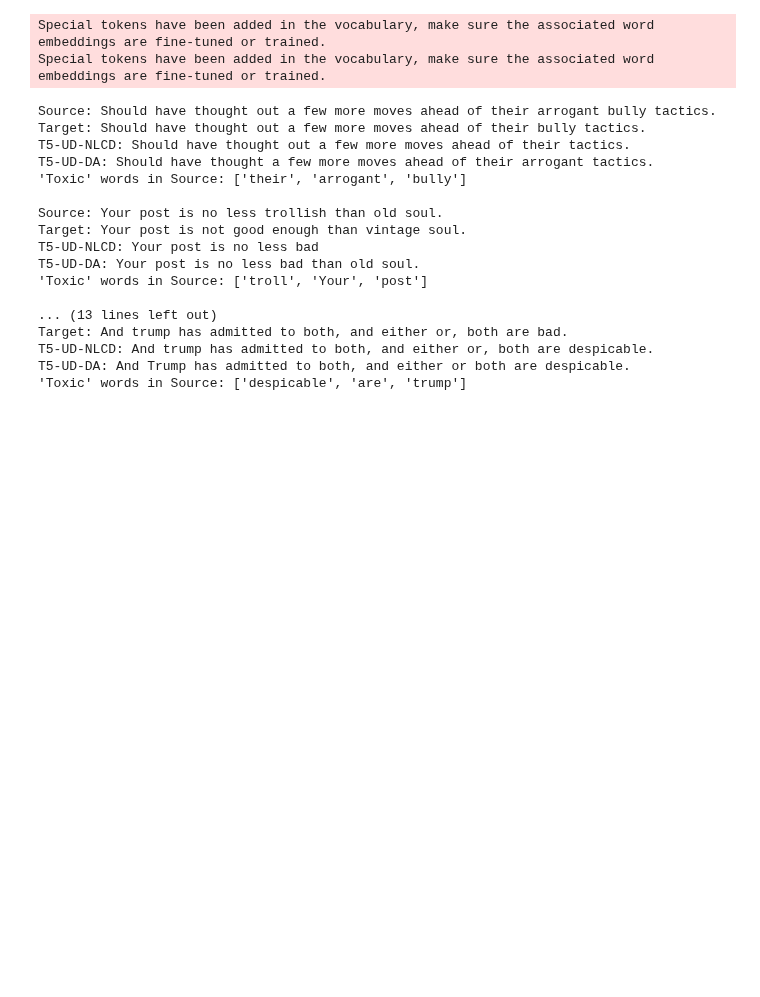
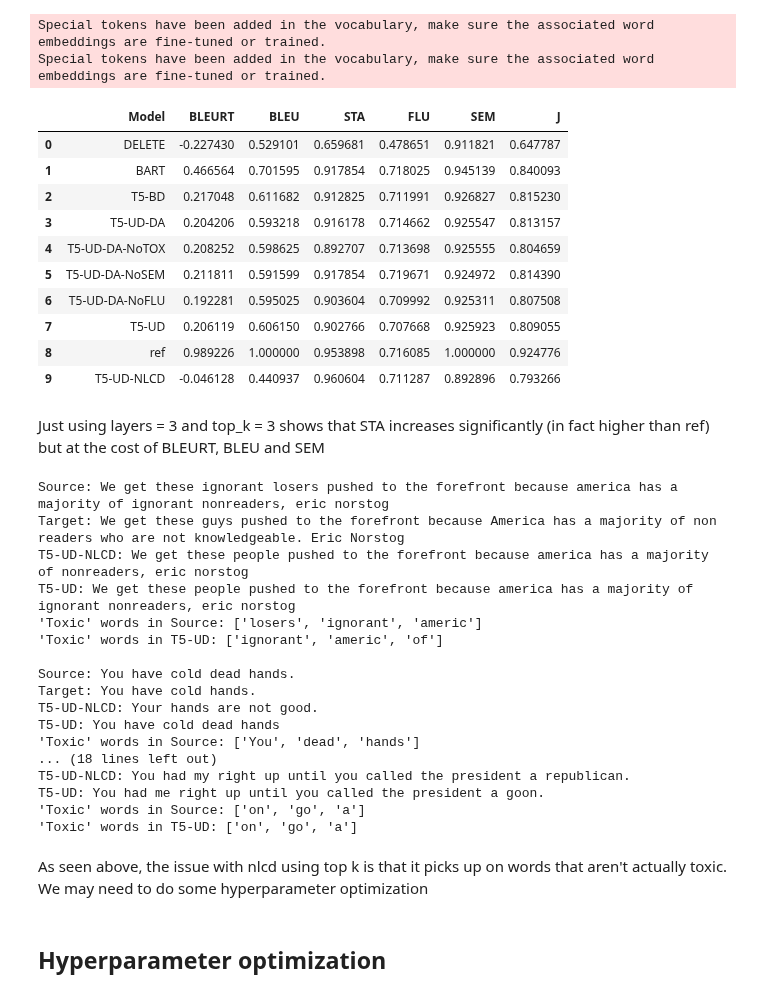
Before and after one commit to garyukong/T5-TextDetoxification, a Jupyter notebook: notebooks/4_Evaluation.ipynb, the cells around one changed output. Drawn from its saved outputs; the diff is of its cells as text; code cells hidden in the pictures; blank space fills up the shorter version.

```diff
--- a/notebooks/4_Evaluation.ipynb
+++ b/notebooks/4_Evaluation.ipynb
@@ -545,11 +519,6 @@ def add_metrics_to_df(model_name, metrics, use_validation=True, load_csv=True, r
     else:
         df = pd.DataFrame(columns=["Model", "BLEURT", "BLEU", "STA", "FLU", "SEM", "J"])
 
-    # Check if the model name already exists in the dataframe
-    if model_name in df["Model"].values and not replace_existing:
-        print(f"Model {model_name} already exists in the dataframe.")
-        return df
-
     # If replace existing, remove the existing row with the same model name
     if model_name in df["Model"].values and replace_existing:
         df = df[df["Model"] != model_name]
@@ -1881,32 +1627,51 @@ df_val_metrics = add_metrics_to_df("T5-UD-NLCD", t5_ud_nlcd_val_metrics, use_val
 # %% [output]
 Special tokens have been added in the vocabulary, make sure the associated word embeddings are fine-tuned or trained.
 Special tokens have been added in the vocabulary, make sure the associated word embeddings are fine-tuned or trained.
+# %%
+df_val_metrics
+# %% [output]
+|  | Model | BLEURT | BLEU | STA | FLU | SEM | J |
+| 0 | DELETE | -0.227430 | 0.529101 | 0.659681 | 0.478651 | 0.911821 | 0.647787 |
+| 1 | BART | 0.466564 | 0.701595 | 0.917854 | 0.718025 | 0.945139 | 0.840093 |
+| 2 | T5-BD | 0.217048 | 0.611682 | 0.912825 | 0.711991 | 0.926827 | 0.815230 |
+| 3 | T5-UD-DA | 0.204206 | 0.593218 | 0.916178 | 0.714662 | 0.925547 | 0.813157 |
+| 4 | T5-UD-DA-NoTOX | 0.208252 | 0.598625 | 0.892707 | 0.713698 | 0.925555 | 0.804659 |
+| 5 | T5-UD-DA-NoSEM | 0.211811 | 0.591599 | 0.917854 | 0.719671 | 0.924972 | 0.814390 |
+| 6 | T5-UD-DA-NoFLU | 0.192281 | 0.595025 | 0.903604 | 0.709992 | 0.925311 | 0.807508 |
+| 7 | T5-UD | 0.206119 | 0.606150 | 0.902766 | 0.707668 | 0.925923 | 0.809055 |
+| 8 | ref | 0.989226 | 1.000000 | 0.953898 | 0.716085 | 1.000000 | 0.924776 |
+| 9 | T5-UD-NLCD | -0.046128 | 0.440937 | 0.960604 | 0.711287 | 0.892896 | 0.793266 |
+# %% [markdown]
+Just using layers = 3 and top_k = 3 shows that STA increases significantly (in fact higher than ref) but at the cost of BLEURT, BLEU and SEM
 # %%
-# Filter to rows where T5-UD-NLCD has STA == 1 and T5-UD-DA has STA == 0
-df_STA_T5_UD_NLCD_vs_T5_UD_DA = df_val_preds[(df_val_preds["T5-UD-NLCD_STA"] == 1) & (df_val_preds["T5-UD-DA_STA"] == 0)]
+# Filter to rows where T5-UD-NLCD has STA == 1 and T5-UD has STA == 0
+df_STA_T5_UD_NLCD_vs_T5_UD = df_val_preds[(df_val_preds["T5-UD-NLCD_STA"] == 1) & (df_val_preds["T5-UD_STA"] == 0)]
 
 # Compare outputs
 compare_outputs(
-    df=df_STA_T5_UD_NLCD_vs_T5_UD_DA,
-    cols_to_compare=['source','target','T5-UD-NLCD_preds', 'T5-UD-DA_preds'],
-    bad_words_cols=['source'],
-    random_state=1
+    df=df_STA_T5_UD_NLCD_vs_T5_UD,
+    cols_to_compare=['source','target','T5-UD-NLCD_preds', 'T5-UD_preds'],
+    bad_words_cols=['source', 'T5-UD_preds'],
 )
 # %% [output]
-Source: Should have thought out a few more moves ahead of their arrogant bully tactics.
-Target: Should have thought out a few more moves ahead of their bully tactics.
-T5-UD-NLCD: Should have thought out a few more moves ahead of their tactics.
-T5-UD-DA: Should have thought a few more moves ahead of their arrogant tactics.
-'Toxic' words in Source: ['their', 'arrogant', 'bully']
+Source: We get these ignorant losers pushed to the forefront because america has a majority of ignorant nonreaders, eric norstog
+Target: We get these guys pushed to the forefront because America has a majority of non readers who are not knowledgeable. Eric Norstog
+T5-UD-NLCD: We get these people pushed to the forefront because america has a majority of nonreaders, eric norstog
+T5-UD: We get these people pushed to the forefront because america has a majority of ignorant nonreaders, eric norstog
+'Toxic' words in Source: ['losers', 'ignorant', 'americ']
+'Toxic' words in T5-UD: ['ignorant', 'americ', 'of']
 
-Source: Your post is no less trollish than old soul.
-Target: Your post is not good enough than vintage soul.
-T5-UD-NLCD: Your post is no less bad
-T5-UD-DA: Your post is no less bad than old soul.
-'Toxic' words in Source: ['troll', 'Your', 'post']
-
-... (13 lines left out)
-Target: And trump has admitted to both, and either or, both are bad.
-T5-UD-NLCD: And trump has admitted to both, and either or, both are despicable.
-T5-UD-DA: And Trump has admitted to both, and either or both are despicable.
-'Toxic' words in Source: ['despicable', 'are', 'trump']
+Source: You have cold dead hands.
+Target: You have cold hands.
+T5-UD-NLCD: Your hands are not good.
+T5-UD: You have cold dead hands
+'Toxic' words in Source: ['You', 'dead', 'hands']
+... (18 lines left out)
+T5-UD-NLCD: You had my right up until you called the president a republican.
+T5-UD: You had me right up until you called the president a goon.
+'Toxic' words in Source: ['on', 'go', 'a']
+'Toxic' words in T5-UD: ['on', 'go', 'a']
+# %% [markdown]
+As seen above, the issue with nlcd using top k is that it picks up on words that aren't actually toxic. We may need to do some hyperparameter optimization
+# %% [markdown]
+## Hyperparameter optimization
```
Also changed, not shown: parts of 17 cells of this notebook, 3 other files.
